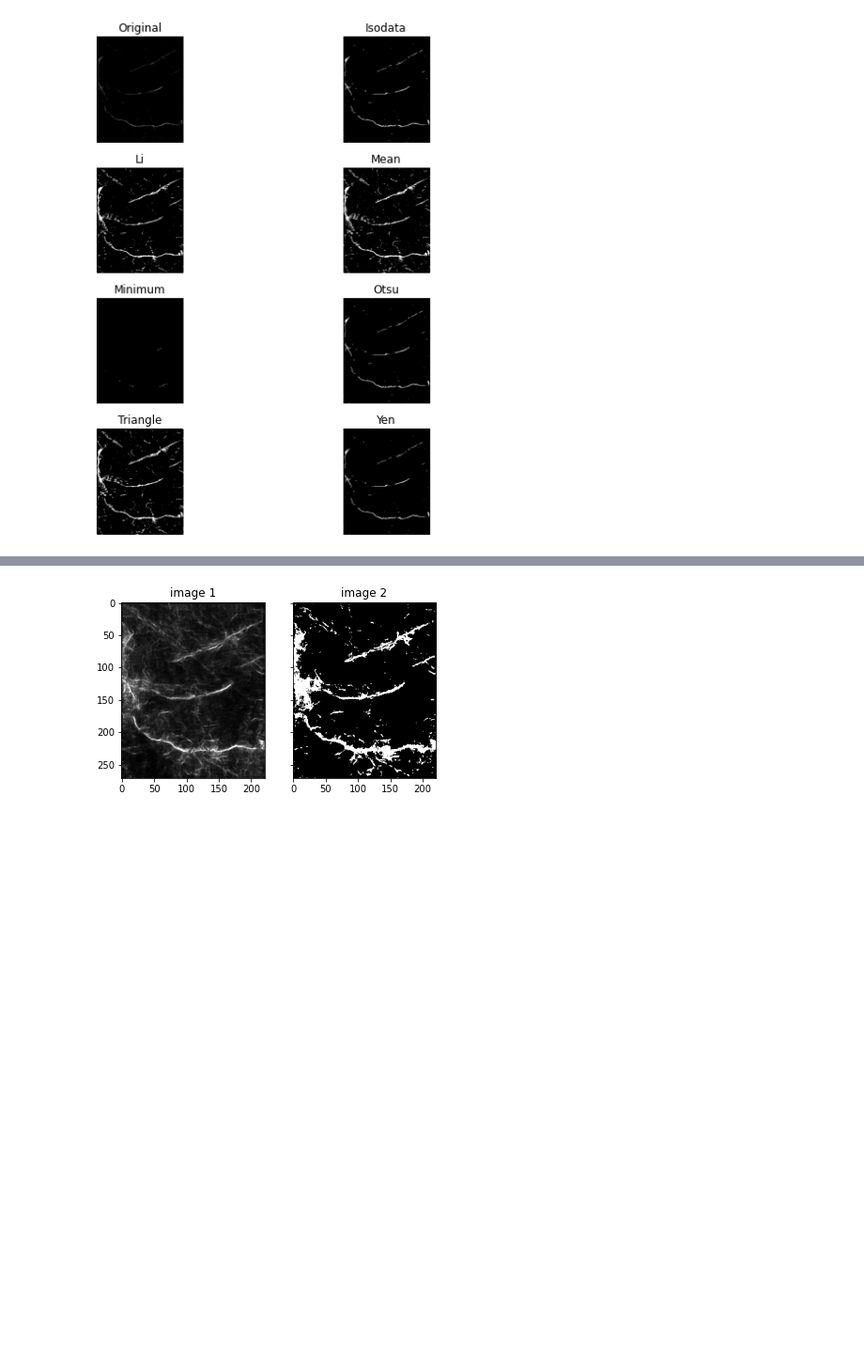
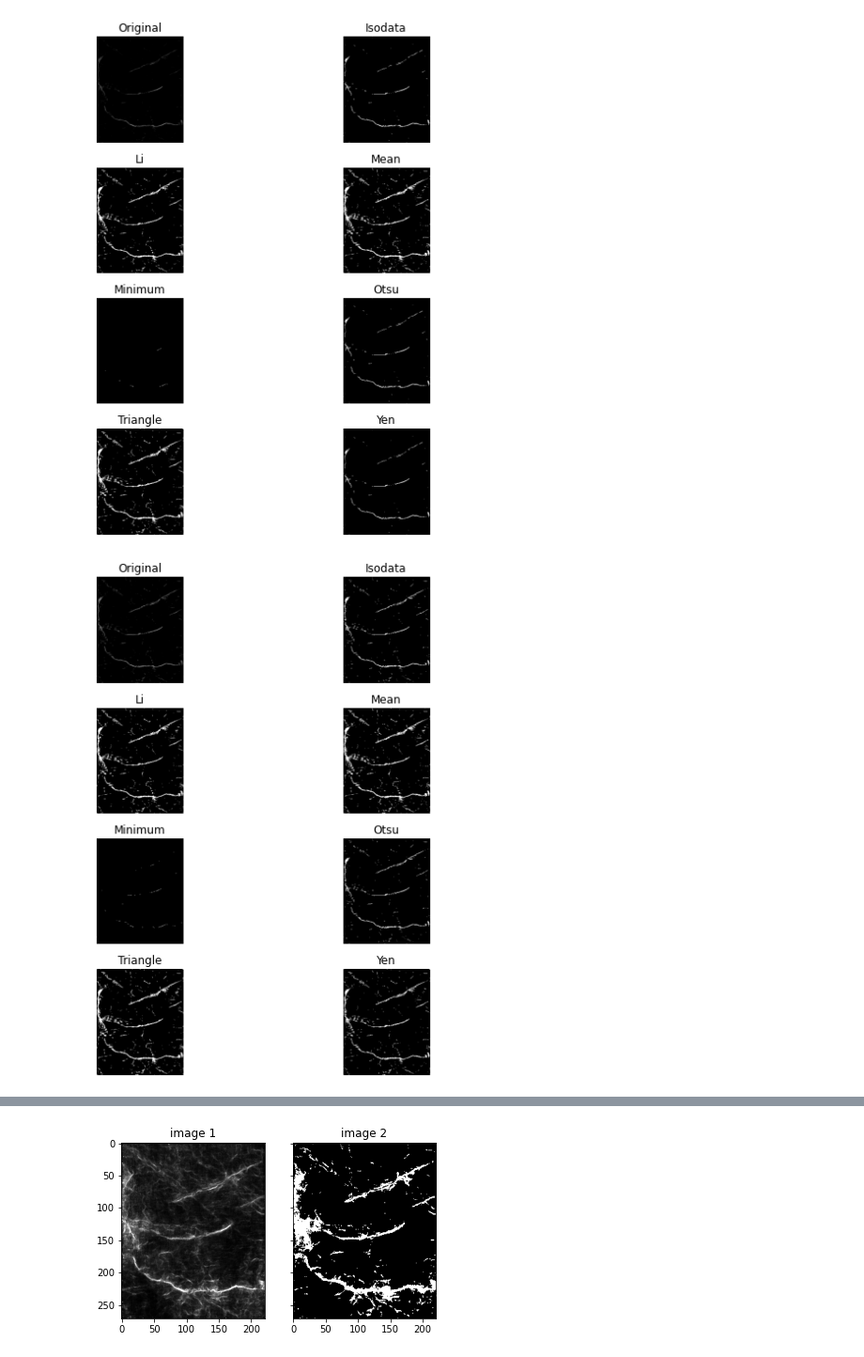
Before and after one commit to novalisja/phase_energy_2, a Jupyter notebook: pr.ipynb, the cells around one changed output, grey strips where cells are left out. Shown at 94% size. Saved outputs shown, nothing was run; the diff lists cells and outputs as text; code cells hidden in the pictures; blank space fills up the shorter version.

```diff
--- a/pr.ipynb
+++ b/pr.ipynb
@@ -303,3 +232,9 @@ fig, ax = try_all_threshold(img, figsize=(10, 8), verbose=False)
 plt.show()
 # %% [output]
 [figure]
+# %%
+img=im_phasesymn
+fig, ax = try_all_threshold(img, figsize=(10, 8), verbose=False)
+plt.show()
+# %% [output]
+[figure, added]
```
Also changed, not shown: parts of 30 cells of this notebook.
